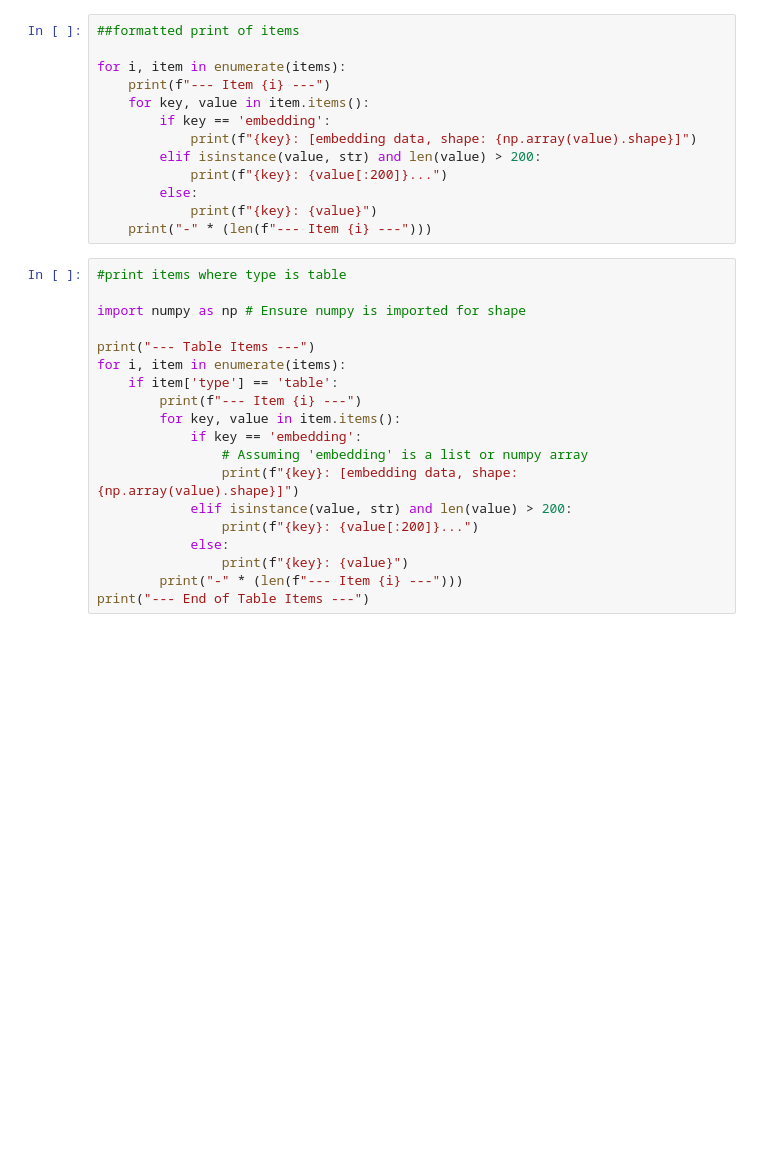
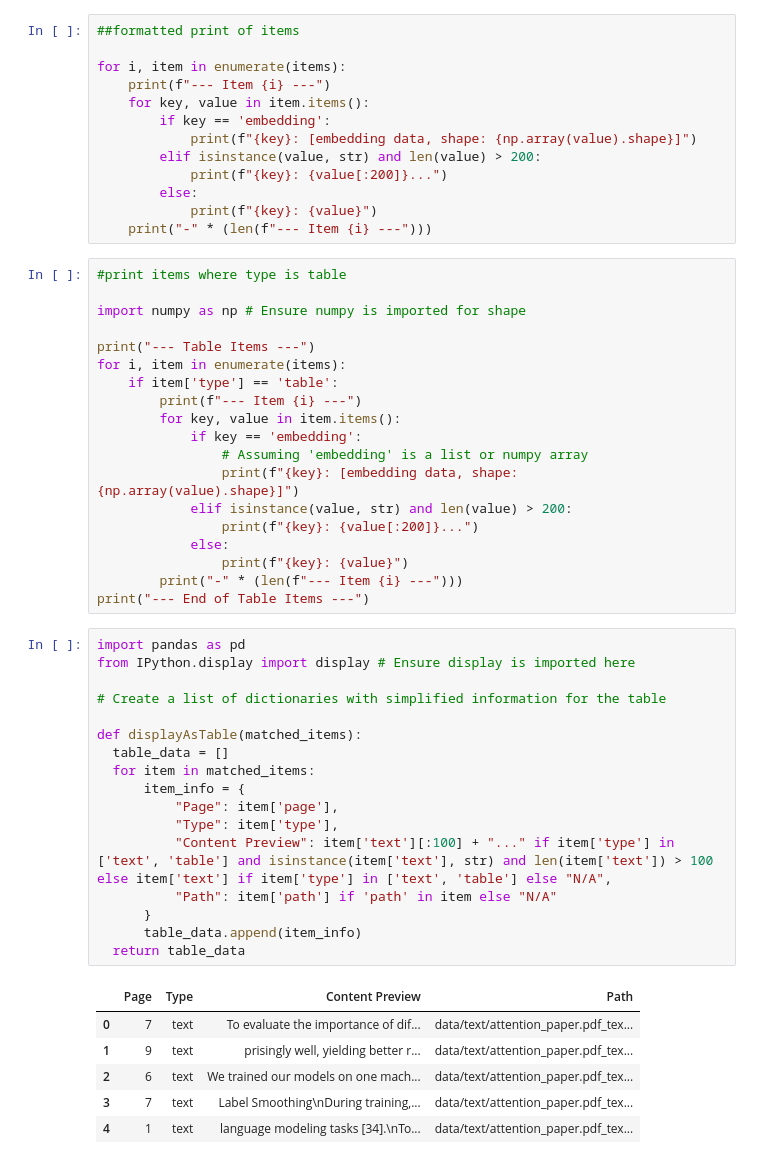
Before and after one commit to richa0709-coder/fcc-ai-engineering-aws, a Jupyter notebook: 03-multimodal-rag/01_Multi_modal_RAG_Amazon_Bedrock_Nova.ipynb, the cells around one changed output. Saved outputs shown, nothing was run; the diff lists cells and outputs as text; blank space fills up the shorter version.

```diff
--- a/03-multimodal-rag/01_Multi_modal_RAG_Amazon_Bedrock_Nova.ipynb
+++ b/03-multimodal-rag/01_Multi_modal_RAG_Amazon_Bedrock_Nova.ipynb
@@ -677,3 +722,27 @@ for i, item in enumerate(items):
                 print(f"{key}: {value}")
         print("-" * (len(f"--- Item {i} ---")))
 print("--- End of Table Items ---")
+# %%
+import pandas as pd
+from IPython.display import display # Ensure display is imported here
+
+# Create a list of dictionaries with simplified information for the table
+
+def displayAsTable(matched_items):
+  table_data = []
+  for item in matched_items:
+      item_info = {
+          "Page": item['page'],
+          "Type": item['type'],
+          "Content Preview": item['text'][:100] + "..." if item['type'] in ['text', 'table'] and isinstance(item['text'], str) and len(item['text']) > 100 else item['text'] if item['type'] in ['text', 'table'] else "N/A",
+          "Path": item['path'] if 'path' in item else "N/A"
+      }
+      table_data.append(item_info)
+  return table_data
+# %% [output]
+|  | Page | Type | Content Preview | Path |
+| 0 | 7 | text | To evaluate the importance of dif... | data/text/attention_paper.pdf_tex... |
+| 1 | 9 | text | prisingly well, yielding better r... | data/text/attention_paper.pdf_tex... |
+| 2 | 6 | text | We trained our models on one mach... | data/text/attention_paper.pdf_tex... |
+| 3 | 7 | text | Label Smoothing\nDuring training,... | data/text/attention_paper.pdf_tex... |
+| 4 | 1 | text | language modeling tasks [34].\nTo... | data/text/attention_paper.pdf_tex... |
```
Also changed, not shown: parts of 3 cells of this notebook.
